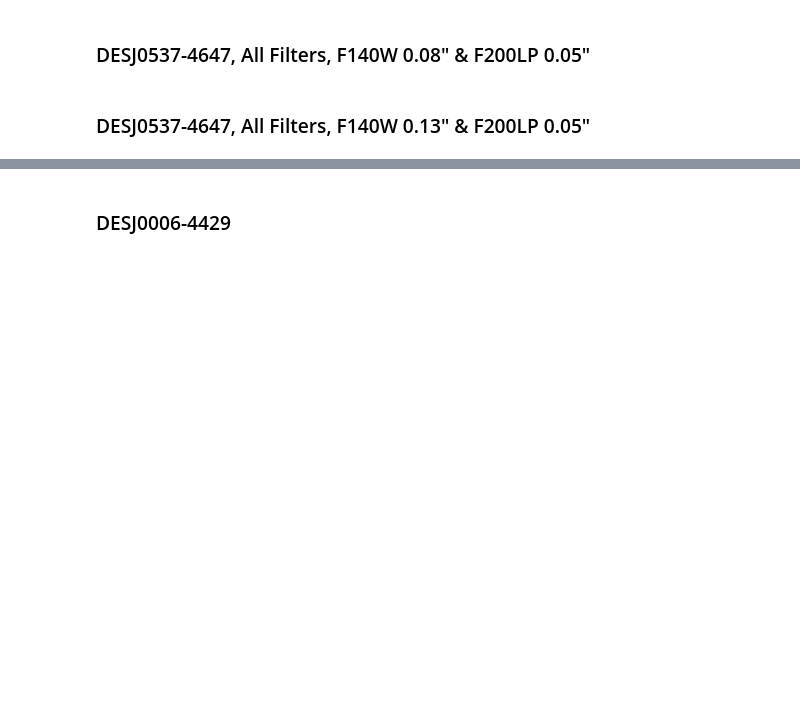
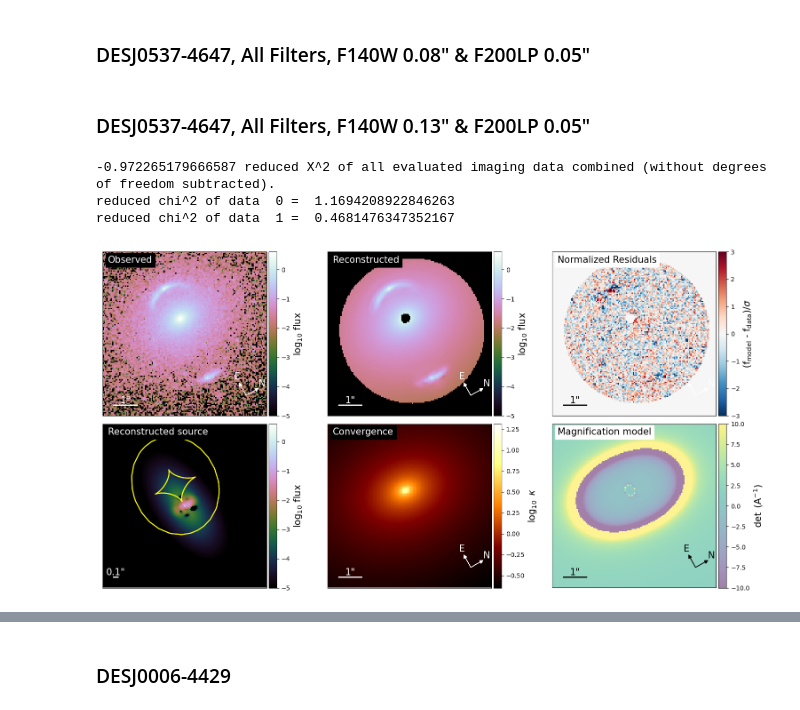
Before and after one commit to hskobe/dolphin, a Jupyter notebook: notebooks/Basic example.ipynb, the cells around one changed output, grey strips where cells are left out. Saved outputs shown, nothing was run; the diff lists cells and outputs as text; code cells hidden in the pictures; blank space fills up the shorter version.

Commit message:
Added variants of DESJ0537-4647

```diff
--- a/notebooks/Basic example.ipynb
+++ b/notebooks/Basic example.ipynb
@@ -110,5 +110,10 @@ output = Output('../io_directory_example/')
 # %% [markdown]
 ### DESJ0537-4647, All Filters, F140W 0.13" & F200LP 0.05"
 # %%
-# fig = output.plot_model_overview(lens_name='DESJ0537-4647', model_id='AllFilters_0.13_Run01', band_index=0)
+fig = output.plot_model_overview(lens_name='DESJ0537-4647', model_id='AllFilters_0.13_Run01', band_index=0)
+# %% [output]
+-0.972265179666587 reduced X^2 of all evaluated imaging data combined (without degrees of freedom subtracted).
+reduced chi^2 of data  0 =  1.1694208922846263
+reduced chi^2 of data  1 =  0.4681476347352167
+[figure, added]
 # %%
```
Also changed, not shown: parts of 6 cells of this notebook, 18 other files.
